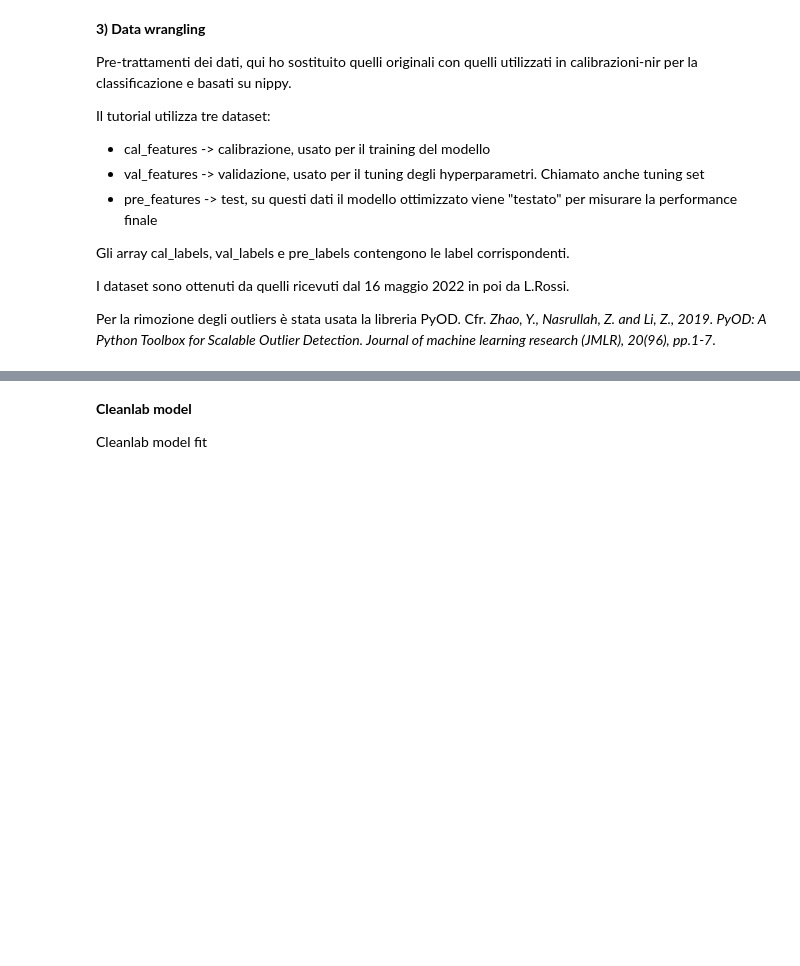
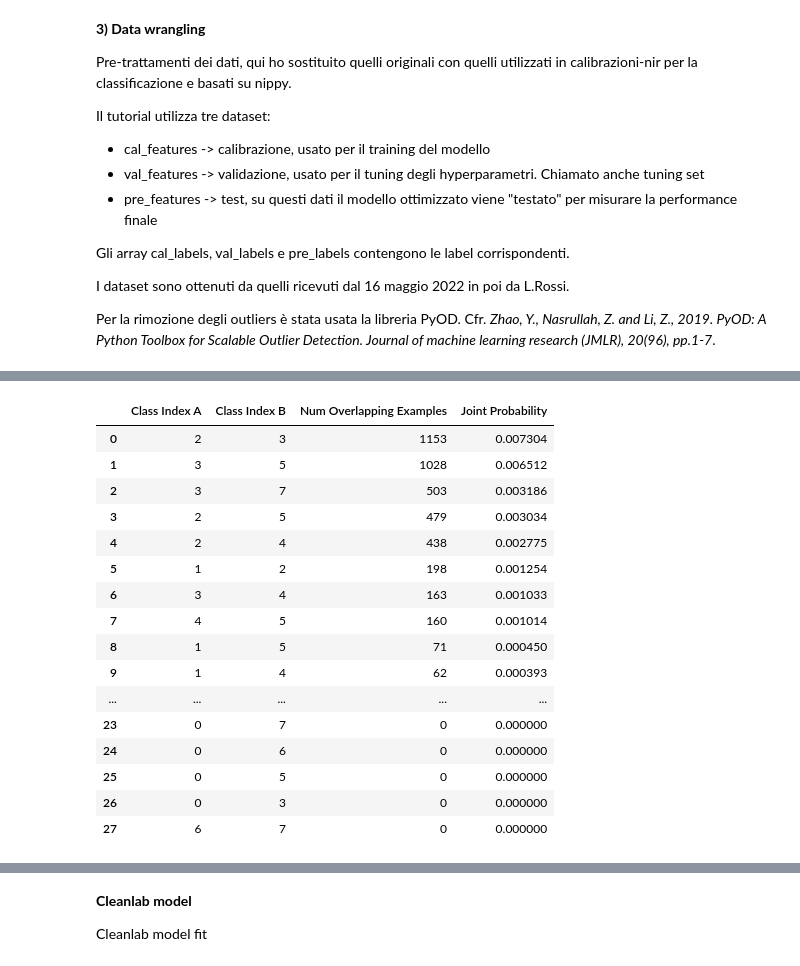
Before and after one commit to giustinod/nir-data, a Jupyter notebook: CNN_optimization_for_classification.ipynb, the cells around one changed output, grey strips where cells are left out. Saved outputs shown, nothing was run; the diff lists cells and outputs as text; code cells hidden in the pictures; blank space fills up the shorter version.

```diff
--- a/CNN_optimization_for_classification.ipynb
+++ b/CNN_optimization_for_classification.ipynb
@@ -621,24 +619,22 @@ I dataset sono ottenuti da quelli ricevuti dal 16 maggio 2022 in poi da L.Rossi.
 Per la rimozione degli outliers è stata usata la libreria PyOD. Cfr. *Zhao, Y., Nasrullah, Z. and Li, Z., 2019. PyOD: A Python Toolbox for Scalable Outlier Detection. Journal of machine learning research (JMLR), 20(96), pp.1-7*.
 # %%
 # Lettura CSV da google drive attraverso l'ID
-downloaded = drive.CreateFile({'id': '1jTnvor5WdPCXvmUmYaSw7HE8gjDyZ-c5'})
-downloaded.GetContentFile('DataSetTraining6.csv')
-downloaded = drive.CreateFile({'id': '19bwxUyczvcZHdUUgRyJHFAaa04wCPXKB'})
-downloaded.GetContentFile('DataSetValidation6.csv')
+downloaded = drive.CreateFile({'id': '1sU_ATJVUo8usfeTdh2pNzqjWykaywSjA'})
+downloaded.GetContentFile('DataSetTraining7.csv')
+downloaded = drive.CreateFile({'id': '1uwIRU9F256c3mwpj-tmPzhG47g8ZV4pa'})
+downloaded.GetContentFile('DataSetValidation7.csv')
 
 pd.options.mode.chained_assignment = None  # default='warn'
+mpy = COPOD()
+perc = 1
 
-mpy = COPOD()
-
-df = pd.read_csv('DataSetValidation6.csv', header=0)
+df = pd.read_csv('DataSetValidation7.csv', header=0)
 # df = df.loc[df['Class'].isin(selected_classes)]
-print(df.groupby(['Class']).count().iloc[:, :1])
+# print(df.groupby(['Class']).count().iloc[:, :1])
 
 # sampling same number of rows for each class
 dfv = pd.DataFrame(data=None, columns=df.columns)
 for i in selected_classes:
-  perc = 1
-
   if df.loc[df['Class'] == i].shape[0] > 0:
     df1 = df.loc[df['Class'] == i].sample(frac = perc, axis = 0, replace = False)
     df1.reset_index(drop = True, inplace = True)
@@ -658,15 +654,13 @@ print(dfv.groupby(['Class']).count().iloc[:, :1])
 pre_features = dfv.values[:, 1:]
 pre_labels = dfv.values[:, 0]
 
-df = pd.read_csv('DataSetTraining6.csv', header=0)
+df = pd.read_csv('DataSetTraining7.csv', header=0)
 # df = df.loc[df['Class'].isin(selected_classes)]
-print(df.groupby(['Class']).count().iloc[:, :1])
+# print(df.groupby(['Class']).count().iloc[:, :1])
 
 # sampling same number of rows for each class
 dft = pd.DataFrame(data=None, columns=df.columns)
 for i in selected_classes:
-  perc = 1
-
   if df.loc[df['Class'] == i].shape[0] > 0:
     df1 = df.loc[df['Class'] == i].sample(frac = perc, axis = 0, replace = False)
     df1.reset_index(drop = True, inplace = True)
@@ -698,10 +692,15 @@ kc_model = KerasClassifier(model_base, epochs=10)
 # Cleanlab works with **any classifier**. Yup, you can use sklearn/PyTorch/TensorFlow/XGBoost/etc.
 cl = cleanlab.classification.CleanLearning(kc_model)
 
+## Perform data augmentation in the feature space by combining different types of typical chemometric spectral pre-processings
 cv_features1 = np.concatenate((cv_features, snv(cv_features), msc(cv_features),\
                                 savgol_filter(cv_features, w, polyorder = p, deriv=1),\
                                 savgol_filter(snv(cv_features), w, polyorder = p, deriv=1),\
                                 savgol_filter(msc(cv_features), w, polyorder = p, deriv=1)), axis = 1)
+pre_features1 = np.concatenate((pre_features, snv(pre_features), msc(pre_features),\
+                                savgol_filter(pre_features, w, polyorder = p, deriv=1),\
+                                savgol_filter(snv(pre_features), w, polyorder = p, deriv=1),\
+                                savgol_filter(msc(pre_features), w, polyorder = p, deriv=1)), axis = 1)
 
 ## Standardize on columns
 scaler = StandardScaler().fit(cv_features1)
@@ -712,7 +711,7 @@ y_cal_train = cv_labels.astype(int)
 df_label_issues = cl.find_label_issues(x_cal_scaled_col, labels = y_cal_train)
 ordered_label_issues = df_label_issues.index[df_label_issues['is_label_issue'] == True]
 print('label_issues rows removed: ', ordered_label_issues.shape)
-cv_features = np.delete(cv_features, ordered_label_issues.astype(int), axis = 0)
+cv_features1 = np.delete(cv_features1, ordered_label_issues.astype(int), axis = 0)
 cv_labels = np.delete(cv_labels, ordered_label_issues.astype(int), axis = 0)
 
 # A true data-centric AI package, cleanlab quantifies class-level issues and overall data quality, for any dataset.
@@ -722,9 +721,24 @@ cleanlab.dataset.health_summary(y_cal_train, confident_joint=cl.confident_joint)
 split_ratio = 0.3
 
 # Split data into training and testing
-cal_features, val_features, cal_labels, val_labels = \
-    ms.train_test_split(cv_features, cv_labels, test_size=split_ratio, random_state=101)
+cal_features1, val_features1, cal_labels, val_labels = \
+    ms.train_test_split(cv_features1, cv_labels, test_size=split_ratio, random_state=101)
 
+# saving datasets
+with open('cal_features1.npy', 'wb') as f:
+    np.save(f, cal_features1)
+upload_file('cal_features1.npy')
+with open('cal_labels.npy', 'wb') as f:
+    np.save(f, cal_labels)
+upload_file('cal_labels.npy')
+with open('val_features1.npy', 'wb') as f:
+    np.save(f, val_features1)
+upload_file('val_features1.npy')
+with open('val_labels.npy', 'wb') as f:
+    np.save(f, val_labels)
+upload_file('val_labels.npy')
+
+"""
 ## Create wavelength x-scale by interpolating the range mentioned in the original wheat paper
 co = np.concatenate([np.arange(400, 1010, 10), np.arange(1050, 1655, 5)]) # 1050 + np.arange(cal_features.shape[1]) * 5
 for i in np.unique(cv_labels):
@@ -736,36 +750,18 @@ for i in np.unique(cv_labels):
   ay[0].plot(co, val_features[idx,:].T)
   ay[0].grid(axis = 'x')
   ay[0].set_title('scan')
-  """
   ay[1].plot(co, snv(val_features[idx,:]).T)
   ay[1].set_title('snv')
   ay[2].plot(co, msc(val_features[idx,:]).T)
   ay[2].set_title('msc')
-  """
-  ay[1].plot(co, savgol_filter(val_features[idx,:], w, polyorder = p, deriv=1).T)
-  ay[1].set_title('savgol d1')
-  """
-  ay[2].plot(co, savgol_filter(snv(val_features[idx,:]), w, polyorder = p, deriv=1).T)
-  ay[2].set_title('savgol d2')
+  ay[3].plot(co, savgol_filter(val_features[idx,:], w, polyorder = p, deriv=1).T)
+  ay[3].set_title('savgol d1')
+  ay[4].plot(co, savgol_filter(snv(val_features[idx,:]), w, polyorder = p, deriv=1).T)
+  ay[4].set_title('savgol d1 snv')
   ay[5].plot(co, savgol_filter(msc(val_features[idx,:]), w, polyorder = p, deriv=1).T)
-  ay[5].set_title('savgol msc')
-  """
+  ay[5].set_title('savgol d1 msc')
   plt.show()
-
-## Perform data augmentation in the feature space by combining different types of typical chemometric spectral pre-processings
-## con pre-trattamenti
-cal_features1 = np.concatenate((cal_features, snv(cal_features), msc(cal_features),\
-                                savgol_filter(cal_features, w, polyorder = p, deriv=1),\
-                                savgol_filter(snv(cal_features), w, polyorder = p, deriv=1),\
-                                savgol_filter(msc(cal_features), w, polyorder = p, deriv=1)), axis = 1)
-val_features1 = np.concatenate((val_features, snv(val_features), msc(val_features),\
-                                savgol_filter(val_features, w, polyorder = p, deriv=1),\
-                                savgol_filter(snv(val_features), w, polyorder = p, deriv=1),\
-                                savgol_filter(msc(val_features), w, polyorder = p, deriv=1)), axis = 1)
-pre_features1 = np.concatenate((pre_features, snv(pre_features), msc(pre_features),\
-                                savgol_filter(pre_features, w, polyorder = p, deriv=1),\
-                                savgol_filter(snv(pre_features), w, polyorder = p, deriv=1),\
-                                savgol_filter(msc(pre_features), w, polyorder = p, deriv=1)), axis = 1)
+"""
 
 y_cal = to_categorical(cal_labels, num_classes = n_classes)
 y_tuning = to_categorical(val_labels, num_classes = n_classes)
@@ -806,0 +822,17 @@ upload_file('x_test_scaled_col.npy')
+|  | Class Index A | Class Index B | Num Overlapping Examples | Joint Probability |
+| 0 | 2 | 3 | 1153 | 0.007304 |
+| 1 | 3 | 5 | 1028 | 0.006512 |
+| 2 | 3 | 7 | 503 | 0.003186 |
+| 3 | 2 | 5 | 479 | 0.003034 |
+| 4 | 2 | 4 | 438 | 0.002775 |
+| 5 | 1 | 2 | 198 | 0.001254 |
+| 6 | 3 | 4 | 163 | 0.001033 |
+| 7 | 4 | 5 | 160 | 0.001014 |
+| 8 | 1 | 5 | 71 | 0.000450 |
+| 9 | 1 | 4 | 62 | 0.000393 |
+| ... | ... | ... | ... | ... |
+| 23 | 0 | 7 | 0 | 0.000000 |
+| 24 | 0 | 6 | 0 | 0.000000 |
+| 25 | 0 | 5 | 0 | 0.000000 |
+| 26 | 0 | 3 | 0 | 0.000000 |
+| 27 | 6 | 7 | 0 | 0.000000 |
```
Also changed, not shown: parts of 12 cells of this notebook.
